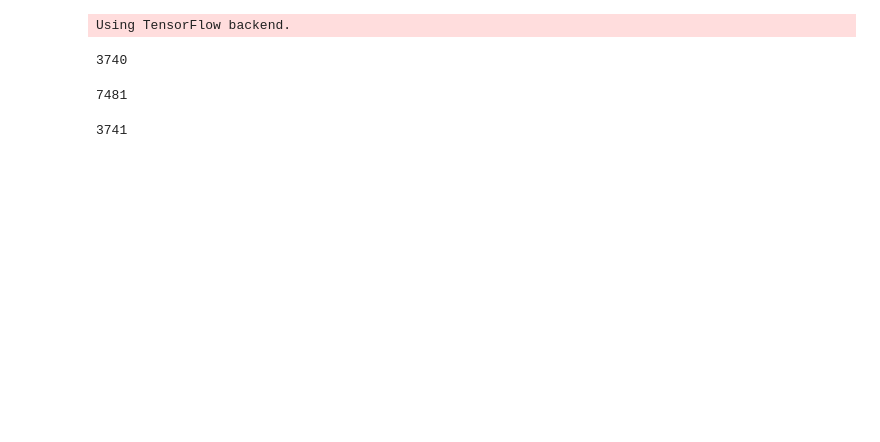
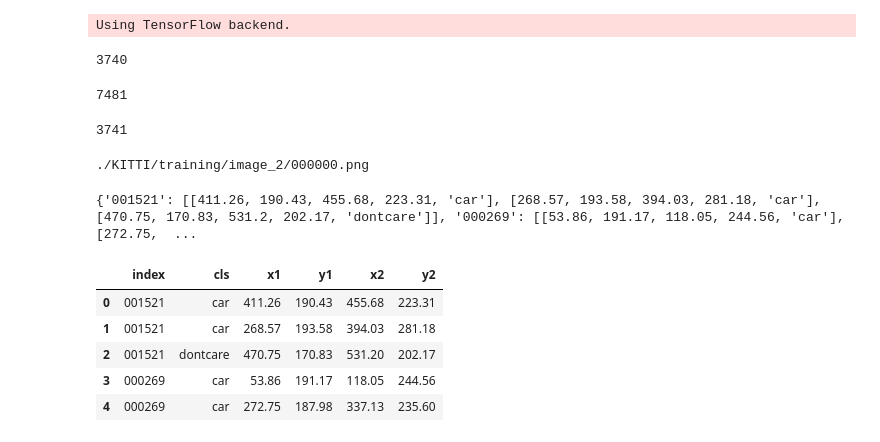
Before and after one commit to Walter1218/self_driving_car_ND, a Jupyter notebook: Vehicle_Detection_DeepLearning/Untitled.ipynb, the cells around one changed output. Saved outputs shown, nothing was run; the diff lists cells and outputs as text; code cells hidden in the pictures; blank space fills up the shorter version.

Commit message:
add kitti dataset support

```diff
--- a/Vehicle_Detection_DeepLearning/Untitled.ipynb
+++ b/Vehicle_Detection_DeepLearning/Untitled.ipynb
@@ -47,0 +54,4 @@ print(len(idx_val))
+# %%
+print(_get_idx_path(idx_train[0], './KITTI/training/image_2/'))
+# %% [output]
+./KITTI/training/image_2/000000.png
@@ -47,0 +100,26 @@ print(len(idx_val))
+# %%
+#saving to csv
+df = _read_annotation(idx_train, './KITTI/training/label_2/')
+print(df)
+# %% [output]
+{'001521': [[411.26, 190.43, 455.68, 223.31, 'car'], [268.57, 193.58, 394.03, 281.18, 'car'], [470.75, 170.83, 531.2, 202.17, 'dontcare']], '000269': [[53.86, 191.17, 118.05, 244.56, 'car'], [272.75,  ...
+# %%
+#name = {'index':[],'cls':[],'x1':[],'y1':[],'x2':[],'y2':[]}
+data = pd.DataFrame(columns=['index','cls','x1','y1','x2','y2'])
+#data = pd.DataFrame({'idx':[],'cls':[],'x1':[],'y1':[],'x2':[],'y2':[]})
+lists = []
+for d in df:
+    for i in range(len(df[d])):
+        #print(df[d][0][0])
+        #lists.append([d,df[i][0][4],df[i][0][0],df[i]])
+        data2 = {'index':d,'cls':df[d][i][4],'x1':df[d][i][0],'y1':df[d][i][1],'x2':df[d][i][2],'y2':df[d][i][3]}
+        data = data.append(data2, ignore_index=True)
+    #print(len(df[d]))
+data.head()
+# %% [output]
+|  | index | cls | x1 | y1 | x2 | y2 |
+| 0 | 001521 | car | 411.26 | 190.43 | 455.68 | 223.31 |
+| 1 | 001521 | car | 268.57 | 193.58 | 394.03 | 281.18 |
+| 2 | 001521 | dontcare | 470.75 | 170.83 | 531.20 | 202.17 |
+| 3 | 000269 | car | 53.86 | 191.17 | 118.05 | 244.56 |
+| 4 | 000269 | car | 272.75 | 187.98 | 337.13 | 235.60 |
```
Also changed, not shown: parts of 3 cells of this notebook, 1 other file.
